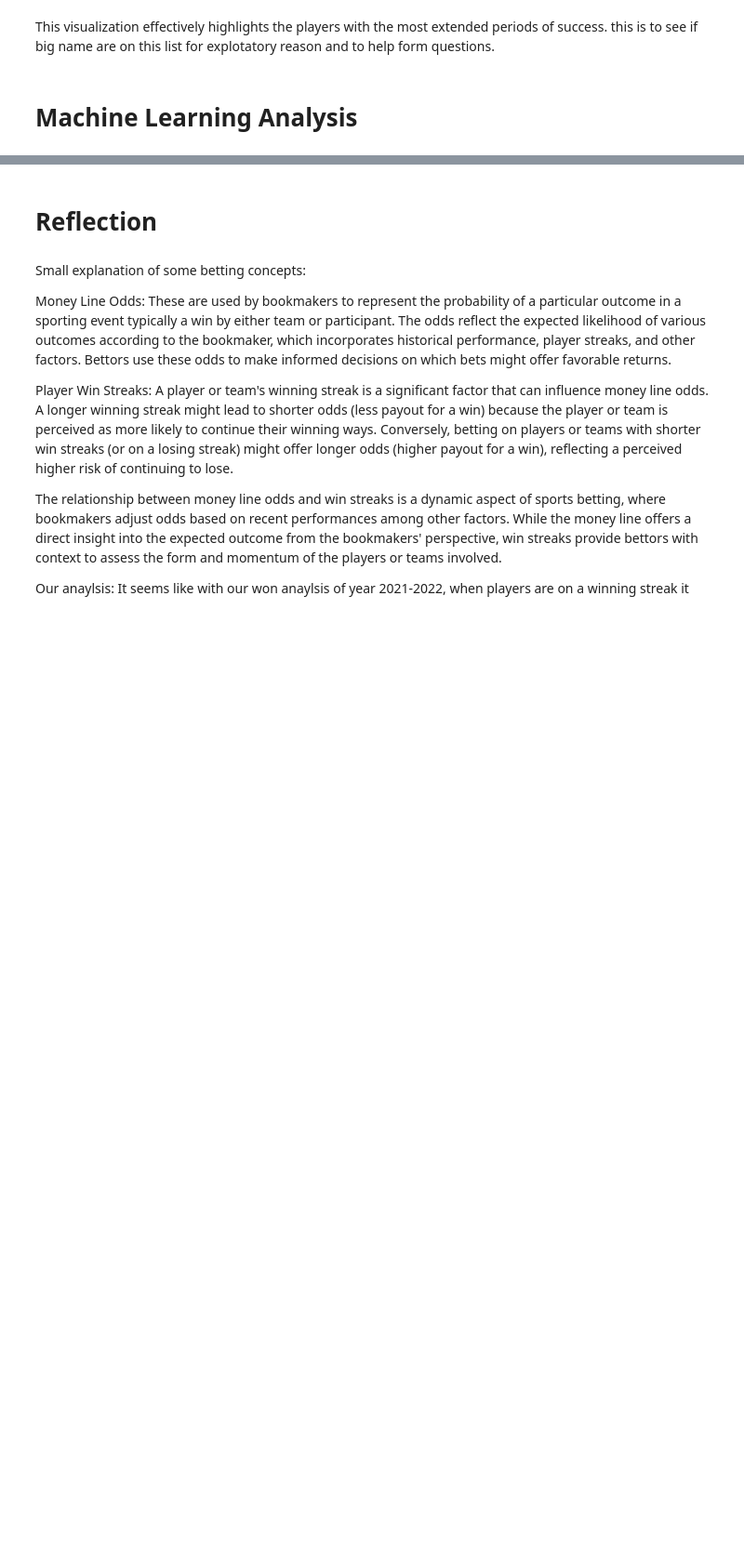
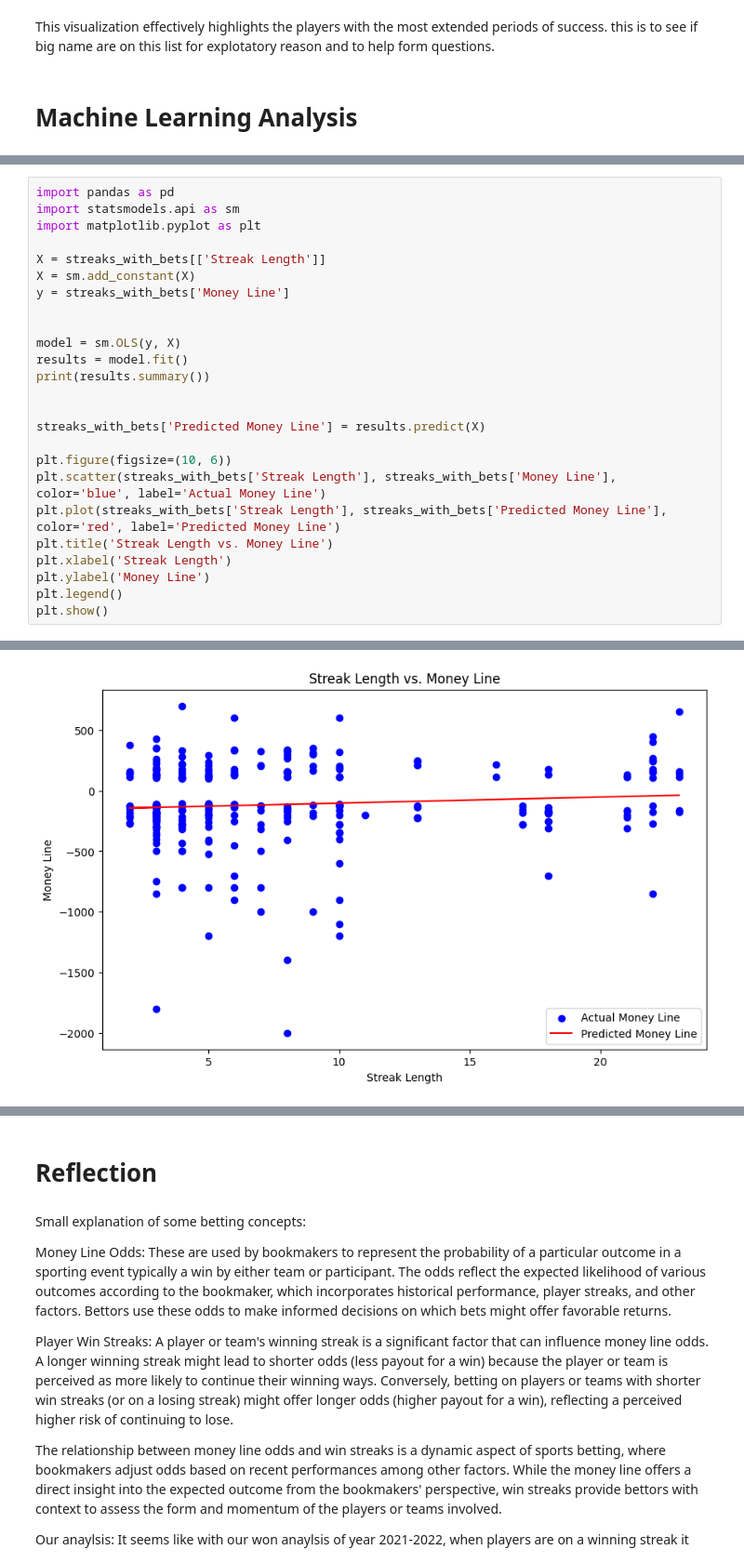
Before and after one commit to ihern/418-Project, a Jupyter notebook: Muhammad_notebook.ipynb, the cells around one changed output, grey strips where cells are left out. Shown: that part at 93% size. Drawn from its saved outputs; the diff is of its cells as text; blank space fills up the shorter version.

```diff
--- a/Muhammad_notebook.ipynb
+++ b/Muhammad_notebook.ipynb
@@ -481,0 +430,26 @@ accuracy_lr, conf_matrix_lr
+# %%
+import pandas as pd
+import statsmodels.api as sm
+import matplotlib.pyplot as plt
+
+X = streaks_with_bets[['Streak Length']]
+X = sm.add_constant(X)
+y = streaks_with_bets['Money Line']
+
+
+model = sm.OLS(y, X)
+results = model.fit()
+print(results.summary())
+
+
+streaks_with_bets['Predicted Money Line'] = results.predict(X)
+
+plt.figure(figsize=(10, 6))
+plt.scatter(streaks_with_bets['Streak Length'], streaks_with_bets['Money Line'], color='blue', label='Actual Money Line')
+plt.plot(streaks_with_bets['Streak Length'], streaks_with_bets['Predicted Money Line'], color='red', label='Predicted Money Line')
+plt.title('Streak Length vs. Money Line')
+plt.xlabel('Streak Length')
+plt.ylabel('Money Line')
+plt.legend()
+plt.show()
+# %% [output]
@@ -481,0 +473 @@ accuracy_lr, conf_matrix_lr
+[figure, added]
```
Also changed, not shown: parts of 16 cells of this notebook.
